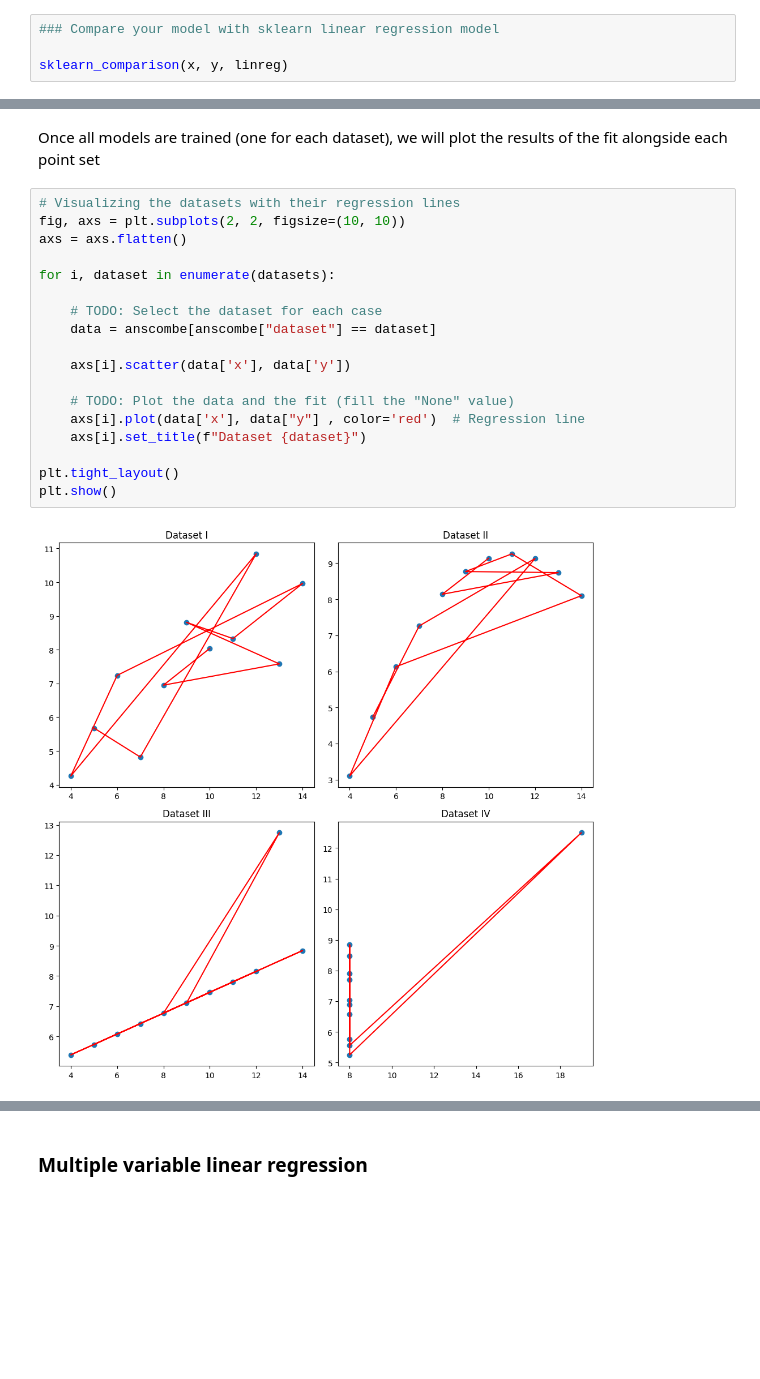
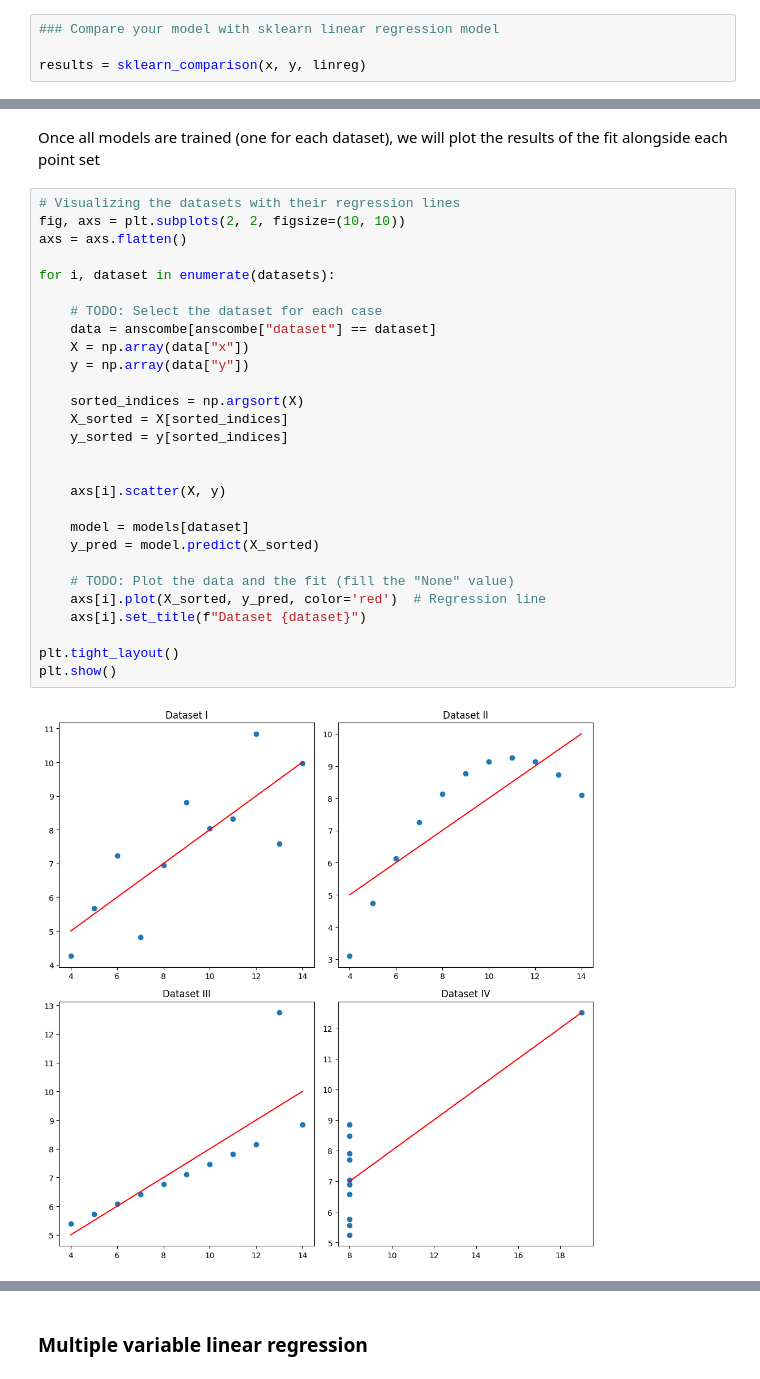
Before and after one commit to ICAI-IMAT-ML/p2-3-beajimeenez, a Jupyter notebook: notebook/Lab_2_3_LinearRegression.ipynb, the cells around one changed output, grey strips where cells are left out. Drawn from its saved outputs; the diff is of its cells as text; blank space fills up the shorter version.

```diff
--- a/notebook/Lab_2_3_LinearRegression.ipynb
+++ b/notebook/Lab_2_3_LinearRegression.ipynb
@@ -65,7 +64,7 @@ print(x_reshaped)
 # %%
 ### Compare your model with sklearn linear regression model
 
-sklearn_comparison(x, y, linreg)
+results = sklearn_comparison(x, y, linreg)
 # %% [output]
 Custom Model Coefficient: 1.0363636363636364
 Custom Model Intercept: 1.2181818181818187
@@ -114,20 +103,30 @@ Once all models are trained (one for each dataset), we will plot the results of
 # %%
 # Visualizing the datasets with their regression lines
 fig, axs = plt.subplots(2, 2, figsize=(10, 10))
 axs = axs.flatten()
 
 for i, dataset in enumerate(datasets):
 
     # TODO: Select the dataset for each case
     data = anscombe[anscombe["dataset"] == dataset]
+    X = np.array(data["x"])
+    y = np.array(data["y"])
 
-    axs[i].scatter(data['x'], data['y'])
+    sorted_indices = np.argsort(X)
+    X_sorted = X[sorted_indices]
+    y_sorted = y[sorted_indices]
+
+
+    axs[i].scatter(X, y)
+
+    model = models[dataset]
+    y_pred = model.predict(X_sorted)
 
     # TODO: Plot the data and the fit (fill the "None" value)
-    axs[i].plot(data['x'], data["y"] , color='red')  # Regression line
+    axs[i].plot(X_sorted, y_pred, color='red')  # Regression line
     axs[i].set_title(f"Dataset {dataset}")
 
 plt.tight_layout()
 plt.show()
 # %% [output]
-[figure, old version]
+[figure, new version]
```
Also changed, not shown: parts of 14 cells of this notebook, 1 other file.
